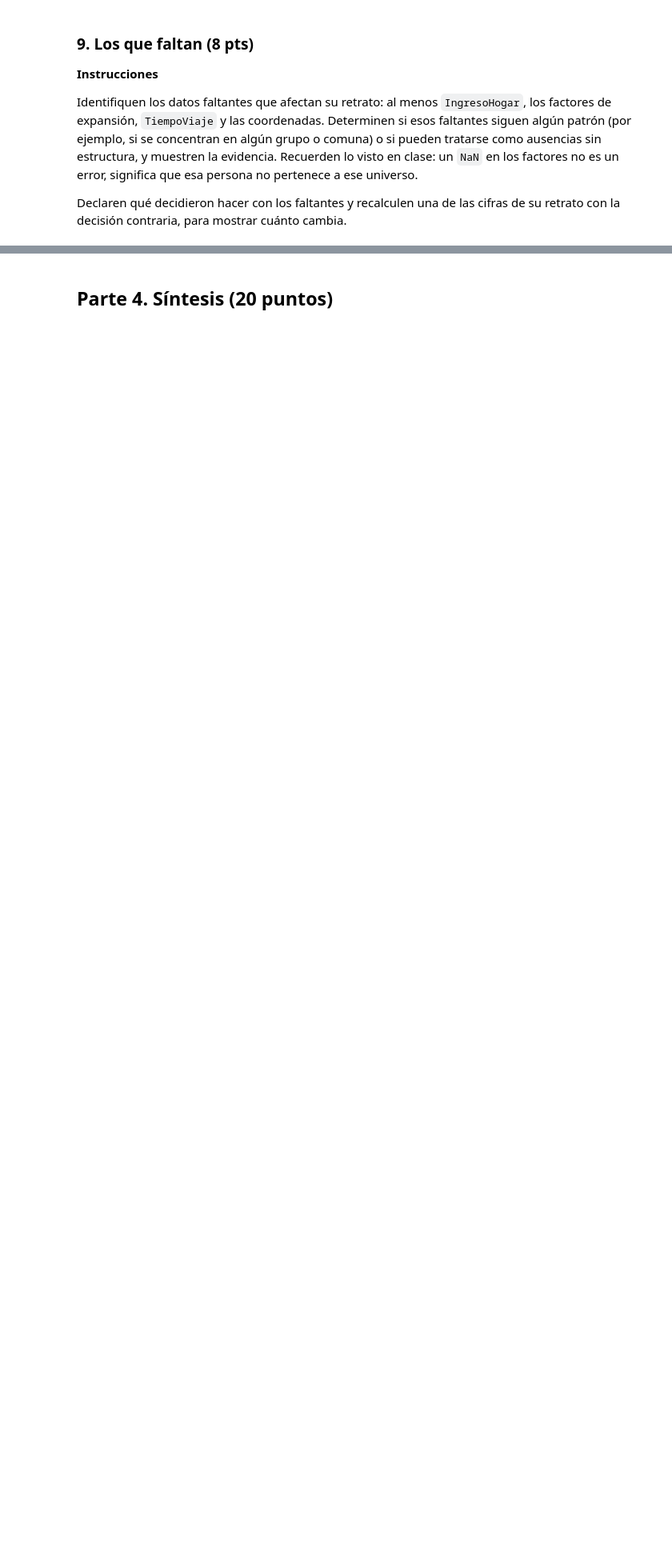
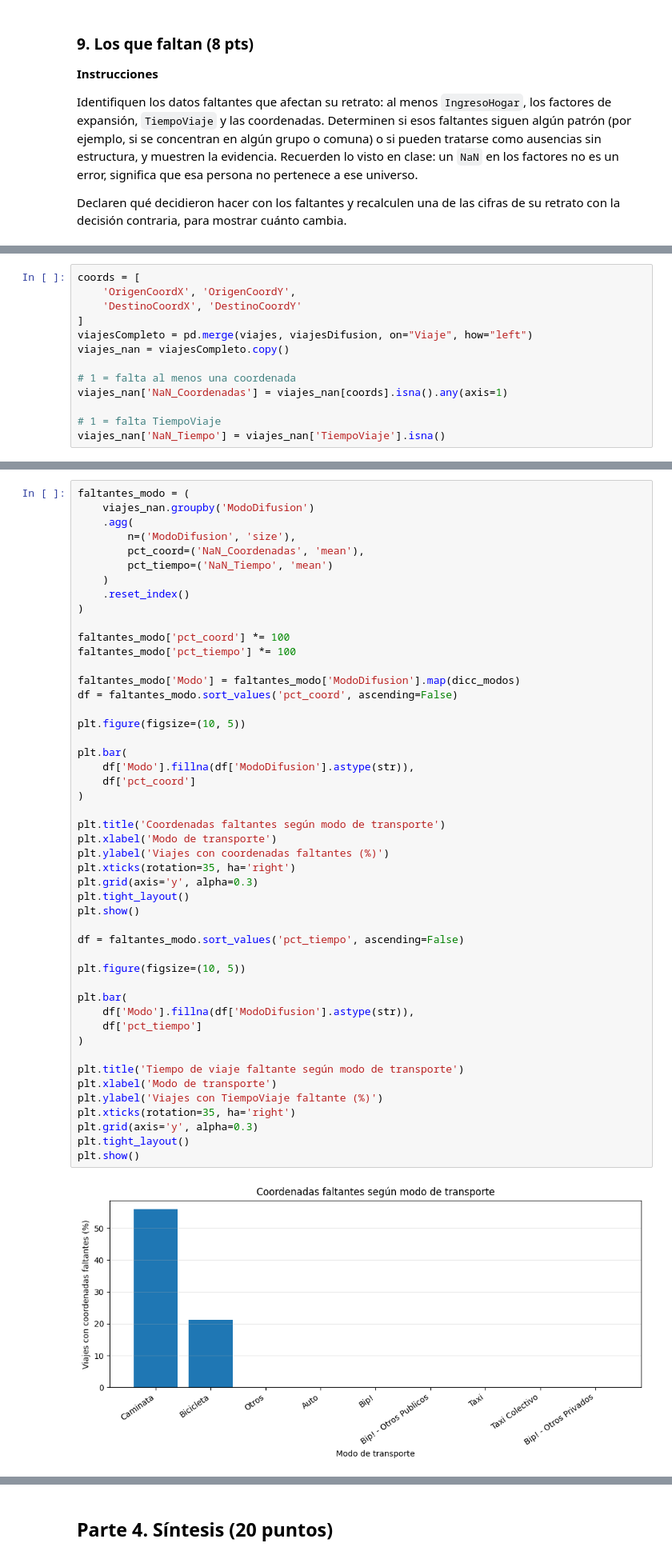
Before and after one commit to GaboDR/tarea1_csDatos, a Jupyter notebook: tarea1_delgado.ipynb, the cells around one changed output, grey strips where cells are left out. Shown at 80% size. Drawn from its saved outputs; the diff is of its cells as text; blank space fills up the shorter version.

```diff
--- a/tarea1_delgado.ipynb
+++ b/tarea1_delgado.ipynb
@@ -819,0 +1179,13 @@ de su retrato con la decisión contraria, para mostrar cuánto cambia.
+# %%
+coords = [
+    'OrigenCoordX', 'OrigenCoordY',
+    'DestinoCoordX', 'DestinoCoordY'
+]
+viajesCompleto = pd.merge(viajes, viajesDifusion, on="Viaje", how="left")
+viajes_nan = viajesCompleto.copy()
+
+# 1 = falta al menos una coordenada
+viajes_nan['NaN_Coordenadas'] = viajes_nan[coords].isna().any(axis=1)
+
+# 1 = falta TiempoViaje
+viajes_nan['NaN_Tiempo'] = viajes_nan['TiempoViaje'].isna()
@@ -819,0 +1320,50 @@ de su retrato con la decisión contraria, para mostrar cuánto cambia.
+# %%
+faltantes_modo = (
+    viajes_nan.groupby('ModoDifusion')
+    .agg(
+        n=('ModoDifusion', 'size'),
+        pct_coord=('NaN_Coordenadas', 'mean'),
+        pct_tiempo=('NaN_Tiempo', 'mean')
+    )
+    .reset_index()
+)
+
+faltantes_modo['pct_coord'] *= 100
+faltantes_modo['pct_tiempo'] *= 100
+
+faltantes_modo['Modo'] = faltantes_modo['ModoDifusion'].map(dicc_modos)
+df = faltantes_modo.sort_values('pct_coord', ascending=False)
+
+plt.figure(figsize=(10, 5))
+
+plt.bar(
+    df['Modo'].fillna(df['ModoDifusion'].astype(str)),
+    df['pct_coord']
+)
+
+plt.title('Coordenadas faltantes según modo de transporte')
+plt.xlabel('Modo de transporte')
+plt.ylabel('Viajes con coordenadas faltantes (%)')
+plt.xticks(rotation=35, ha='right')
+plt.grid(axis='y', alpha=0.3)
+plt.tight_layout()
+plt.show()
+
+df = faltantes_modo.sort_values('pct_tiempo', ascending=False)
+
+plt.figure(figsize=(10, 5))
+
+plt.bar(
+    df['Modo'].fillna(df['ModoDifusion'].astype(str)),
+    df['pct_tiempo']
+)
+
+plt.title('Tiempo de viaje faltante según modo de transporte')
+plt.xlabel('Modo de transporte')
+plt.ylabel('Viajes con TiempoViaje faltante (%)')
+plt.xticks(rotation=35, ha='right')
+plt.grid(axis='y', alpha=0.3)
+plt.tight_layout()
+plt.show()
+# %% [output]
+[figure, added]
```
Also changed, not shown: parts of 33 cells of this notebook.
